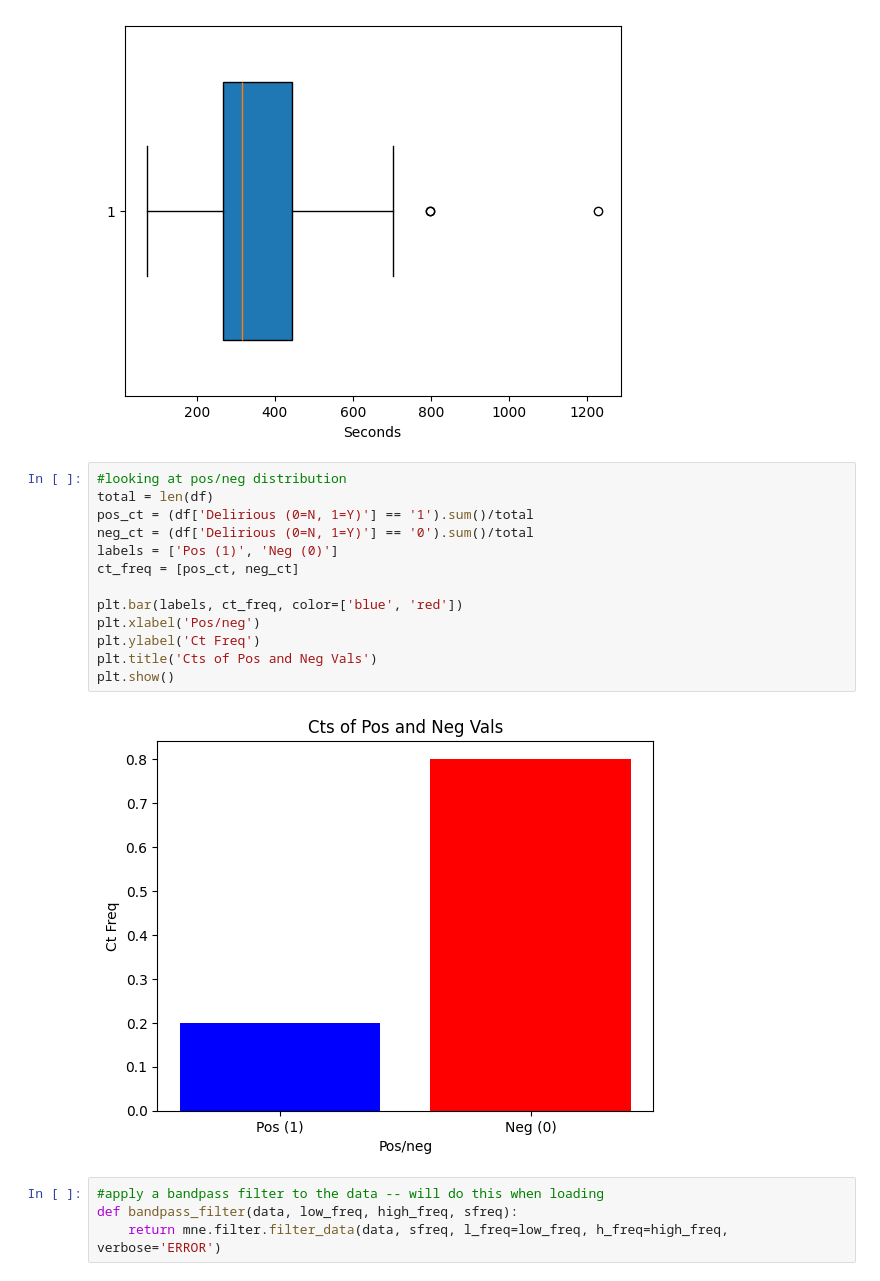
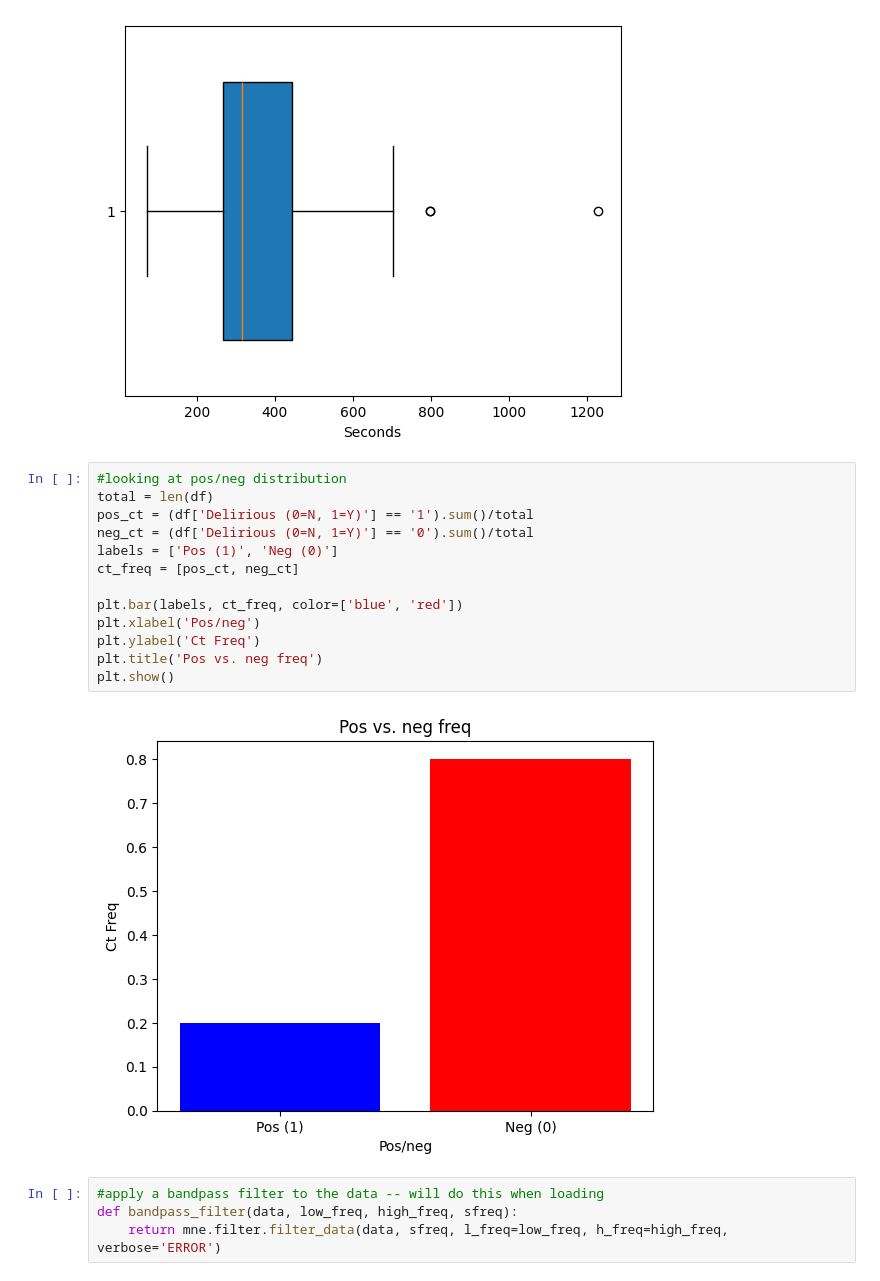
Before and after one commit to TaylorT52/eeg-analysis, a Jupyter notebook: processing.ipynb, the cells around one changed output. Cells and saved outputs as stored; diff of their text form.

```diff
--- a/processing.ipynb
+++ b/processing.ipynb
@@ -182,18 +302,18 @@ plt.show()
 # %%
 #looking at pos/neg distribution
 total = len(df)
 pos_ct = (df['Delirious (0=N, 1=Y)'] == '1').sum()/total
 neg_ct = (df['Delirious (0=N, 1=Y)'] == '0').sum()/total
 labels = ['Pos (1)', 'Neg (0)']
 ct_freq = [pos_ct, neg_ct]
 
 plt.bar(labels, ct_freq, color=['blue', 'red'])
 plt.xlabel('Pos/neg')
 plt.ylabel('Ct Freq')
-plt.title('Cts of Pos and Neg Vals')
+plt.title('Pos vs. neg freq')
 plt.show()
 # %% [output]
-[figure, old version]
+[figure, new version]
 # %%
 #apply a bandpass filter to the data -- will do this when loading
 def bandpass_filter(data, low_freq, high_freq, sfreq):
```
Also changed, not shown: parts of 22 cells of this notebook.
